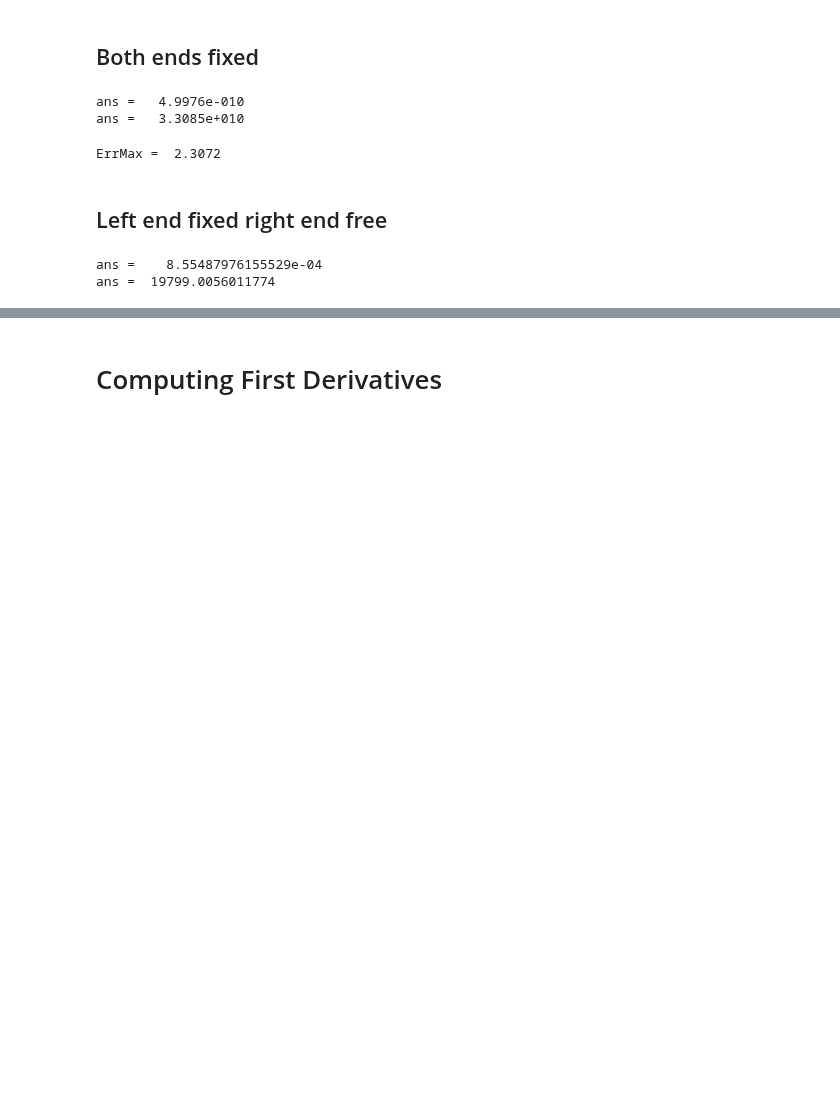
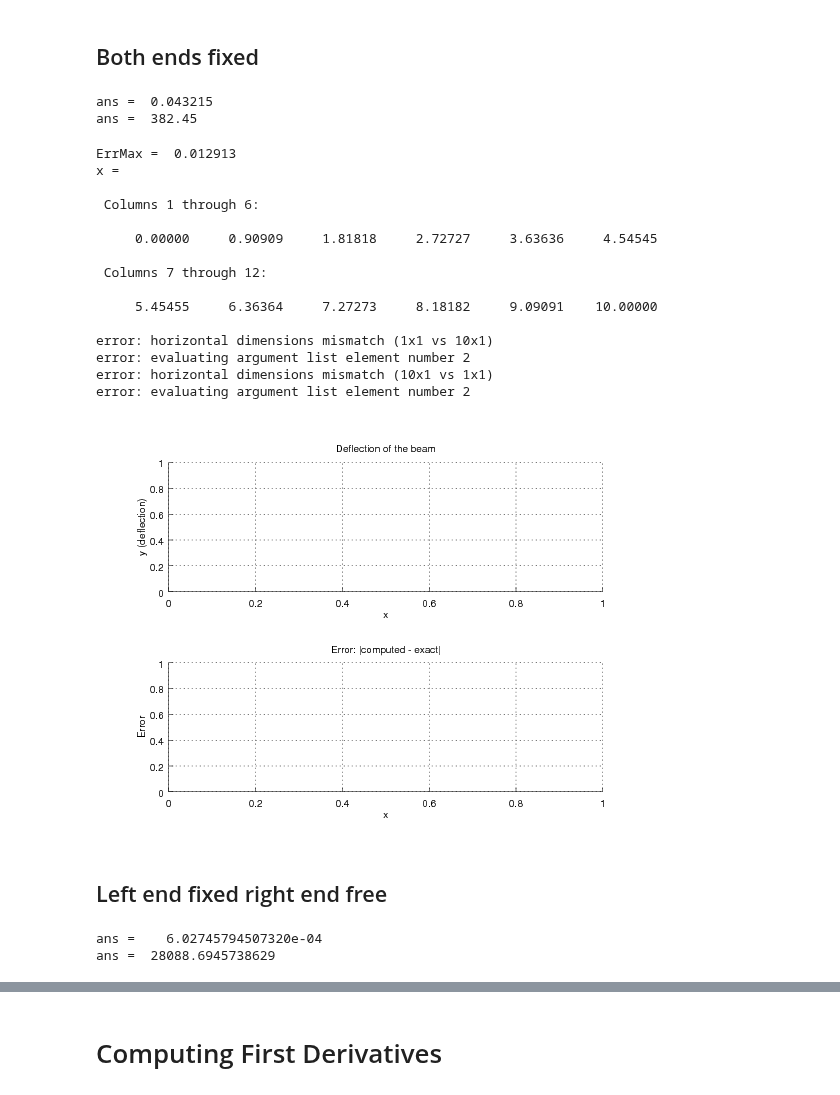
Before and after one commit to branberry/URGOResearch, a Jupyter notebook: SteelBeamSauerFirst.ipynb, the cells around one changed output, grey strips where cells are left out. Cells and saved outputs as stored; diff of their text form; code cells hidden in the pictures; blank space fills up the shorter version.

```diff
--- a/SteelBeamSauerFirst.ipynb
+++ b/SteelBeamSauerFirst.ipynb
@@ -307,7 +307,7 @@ ErrorsBothFixed =
 format short
 A = [];
 
-n = 1000; % number of subintervals on [h, L]
+n = 10; % number of subintervals on [h, L]
 h = L/(n+1); % discretization spacing
 N = n; % number of unknowns to be solved for
 
@@ -350,32 +350,62 @@ A(N,N-2) = (4/3);
 min(abs(eig(A)))
 cond(A)
 # %% [output]
-ans =   4.9976e-010
-ans =   3.3085e+010
+ans =  0.043215
+ans =  382.45
 # %%
 % Compressing the matrix into a sparse matrix
 A = sparse(A);
 
 % Finding y
 y = A\f;
 
 % Plots
 x = (h:h:L - h)';
-y_exact = -b*d*rho*g/(24*E*I)*x.^2.*(6.*L^2 - 4.*L*x + x.^2);
+y_exact = -b*d*rho*g/(24*E*I)*x.^2.*(L - x).^2;
 ErrMax = max(abs(y-y_exact))
+
+x = (0:h:L)
+subplot(2,1,1);
+plot(x, [ 0 y 0 ], "b*", x, [0 y_exact 0 ], "r")
+hold on
+title('Deflection of the beam');
+xlabel('x'); ylabel('y (deflection)');
+grid on;
+subplot(2,1,2);
+semilogy(x, [abs(y - y_exact) 0], "r")
+hold on
+title('Error: |computed - exact|');
+xlabel('x'); ylabel('Error');
+grid on;
 # %% [output]
-ErrMax =  2.3072
+ErrMax =  0.012913
+x =
+
+ Columns 1 through 6:
+
+     0.00000     0.90909     1.81818     2.72727     3.63636     4.54545
+
+ Columns 7 through 12:
+
+     5.45455     6.36364     7.27273     8.18182     9.09091    10.00000
+
+error: horizontal dimensions mismatch (1x1 vs 10x1)
+error: evaluating argument list element number 2
+error: horizontal dimensions mismatch (10x1 vs 1x1)
+error: evaluating argument list element number 2
+[figure, added]
 # %% [markdown]
 ## Left end fixed right end free
 # %%
 % Since in Sauer's second edition does not use a pentadiagonal matrix, we must use a more standard approach
 % Filling and solving our matrix.
 format long
-A = [];
+
 
 n = 10; % number of subintervals on [h, L]
+A = sparse(n,n);
 h = L/(n+1); % discretization spacing
-N = n; % number of unknowns to be solved for
+N = n+1; % number of unknowns to be solved for
 
 % Define the RHS of the system
 f = -h^4/(E*I) * w * ones(N, 1);
@@ -415,6 +445,6 @@ A(N-1,N-2) = (-93/25);
 min(abs(eig(A)))
 cond(A)
 # %% [output]
-ans =    8.55487976155529e-04
-ans =  19799.0056011774
+ans =    6.02745794507320e-04
+ans =  28088.6945738629
 # %%
```
Also changed, not shown: parts of 2 cells of this notebook, 2 other files.
